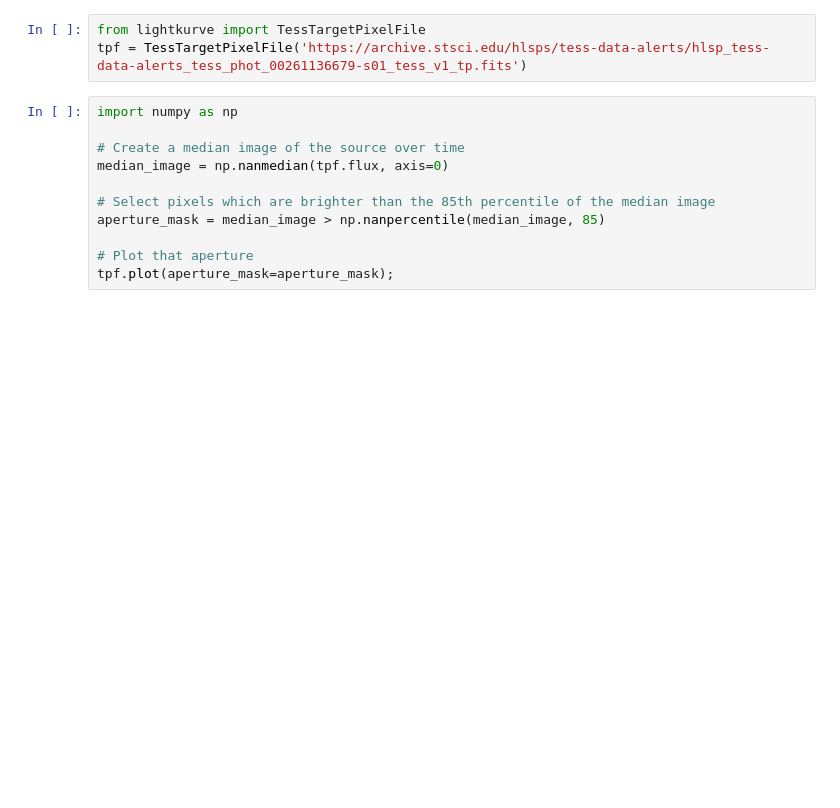
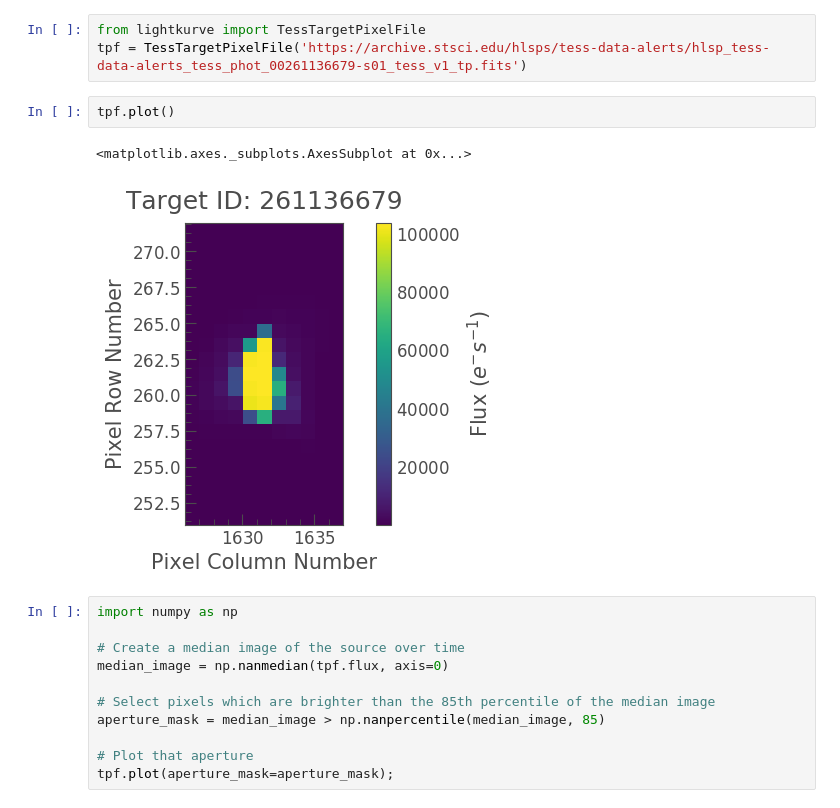
Before and after one commit to ojhall94/hackshop, a Jupyter notebook: skill_transfers/jupyter-notebook-lightkurve/first-tess-candidate.ipynb, the cells around one changed output. Cells and saved outputs as stored; diff of their text form; blank space fills up the shorter version.

```diff
--- a/skill_transfers/jupyter-notebook-lightkurve/first-tess-candidate.ipynb
+++ b/skill_transfers/jupyter-notebook-lightkurve/first-tess-candidate.ipynb
@@ -4,6 +4,11 @@
 # %%
 from lightkurve import TessTargetPixelFile
 tpf = TessTargetPixelFile('https://archive.stsci.edu/hlsps/tess-data-alerts/hlsp_tess-data-alerts_tess_phot_00261136679-s01_tess_v1_tp.fits')
+# %%
+tpf.plot()
+# %% [output]
+<matplotlib.axes._subplots.AxesSubplot at 0x...>
+[figure, added]
 # %%
 import numpy as np
 
```
Also changed, not shown: parts of 10 cells of this notebook, 1 other file.
